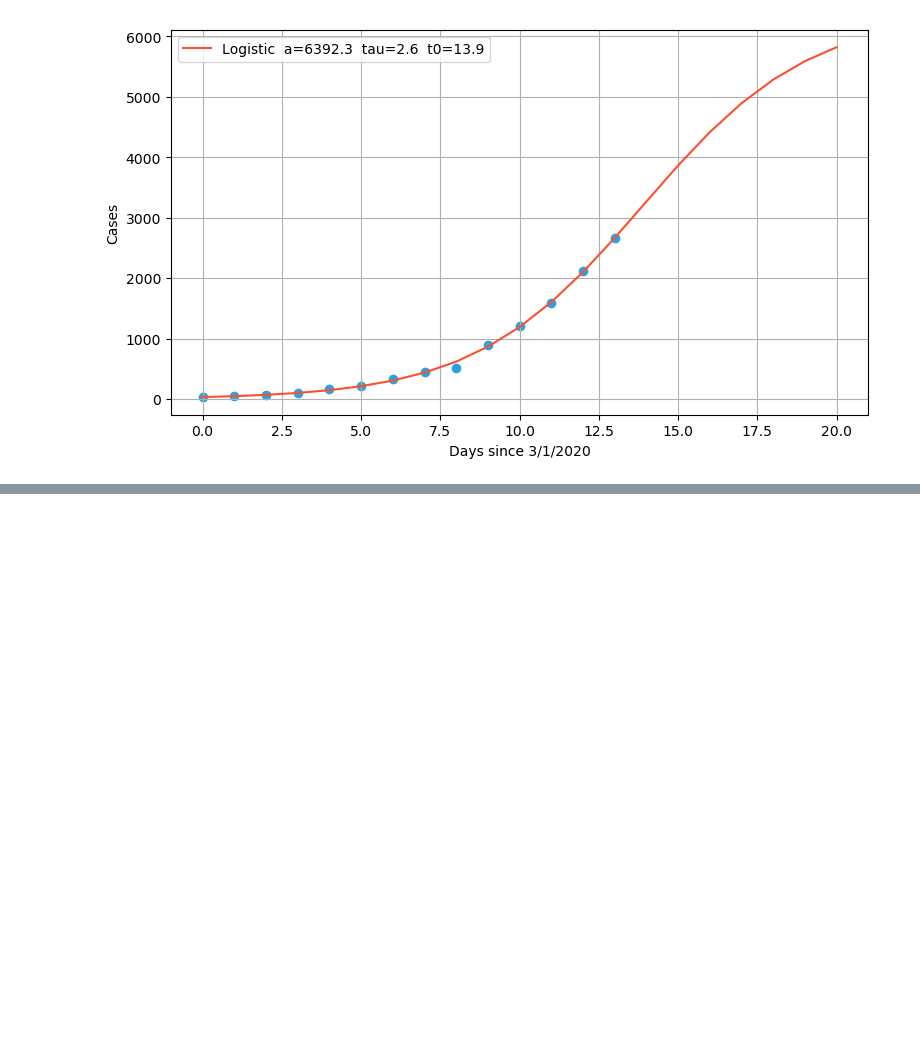
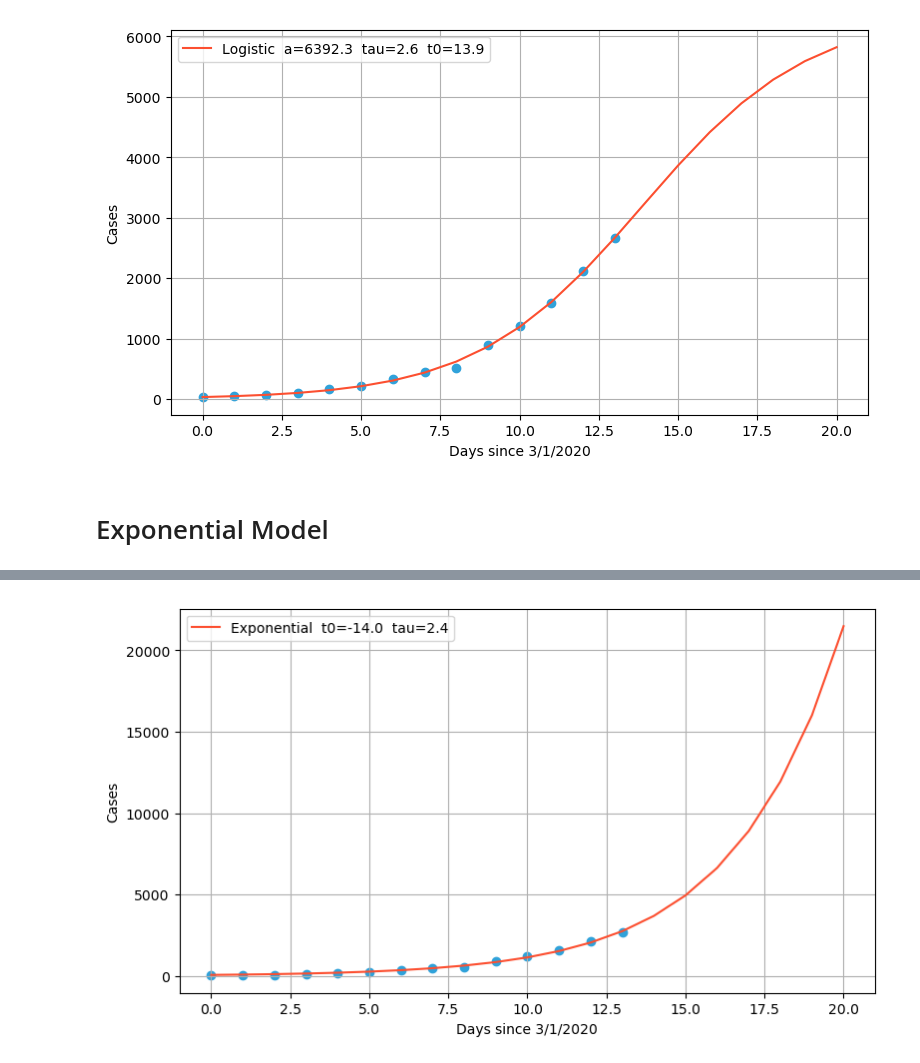
Before and after one commit to robdmc/COVID-19, a Jupyter notebook: us_corona.ipynb, the cells around one changed output, grey strips where cells are left out. Saved outputs shown, nothing was run; the diff lists cells and outputs as text; code cells hidden in the pictures; blank space fills up the shorter version.

```diff
--- a/us_corona.ipynb
+++ b/us_corona.ipynb
@@ -209,3 +209,7 @@ model_log.plot()
 # Logistic Model
 [interactive output not drawn]
 [figure]
+# %%
+model_exp.plot()
+# %% [output]
+# Exponential Model
@@ -211,0 +217 @@ model_log.plot()
+[figure, added]
```
Also changed, not shown: parts of 1 cell of this notebook.
